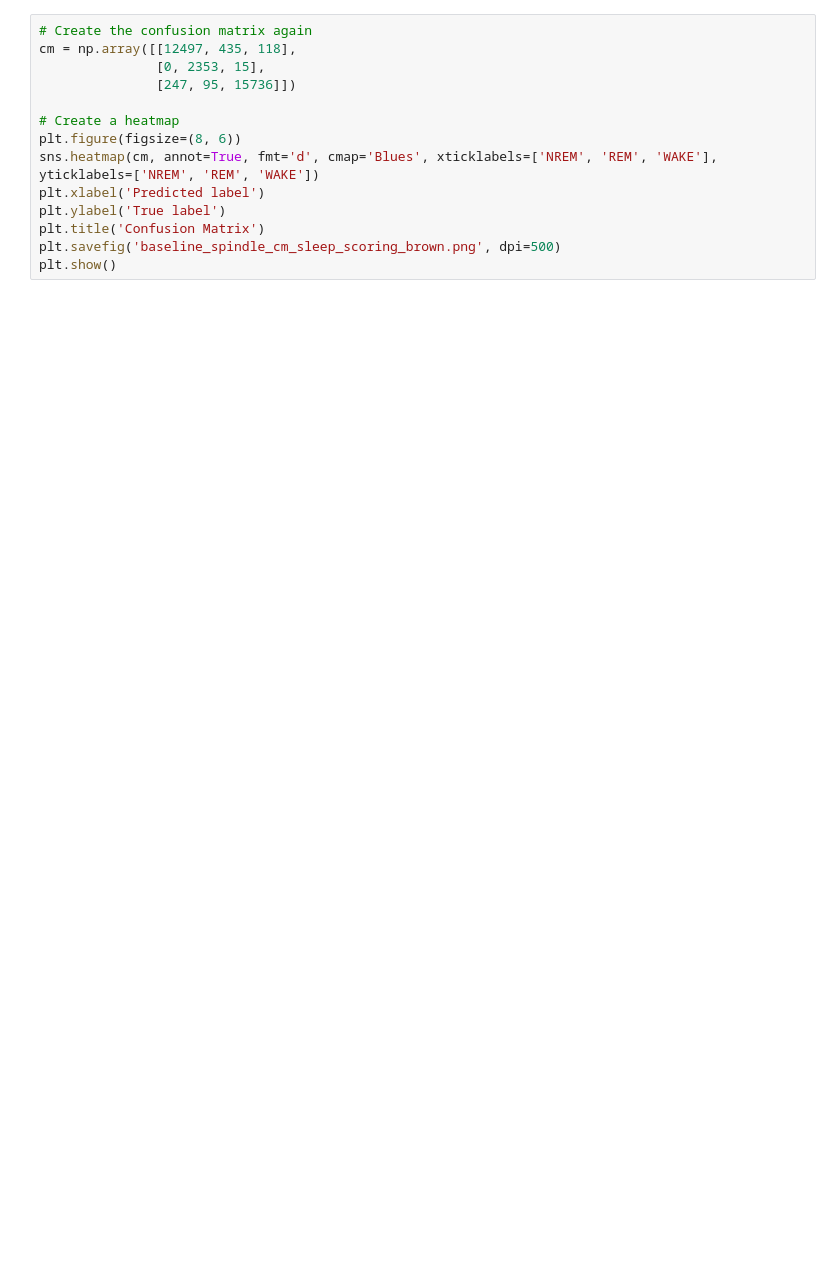
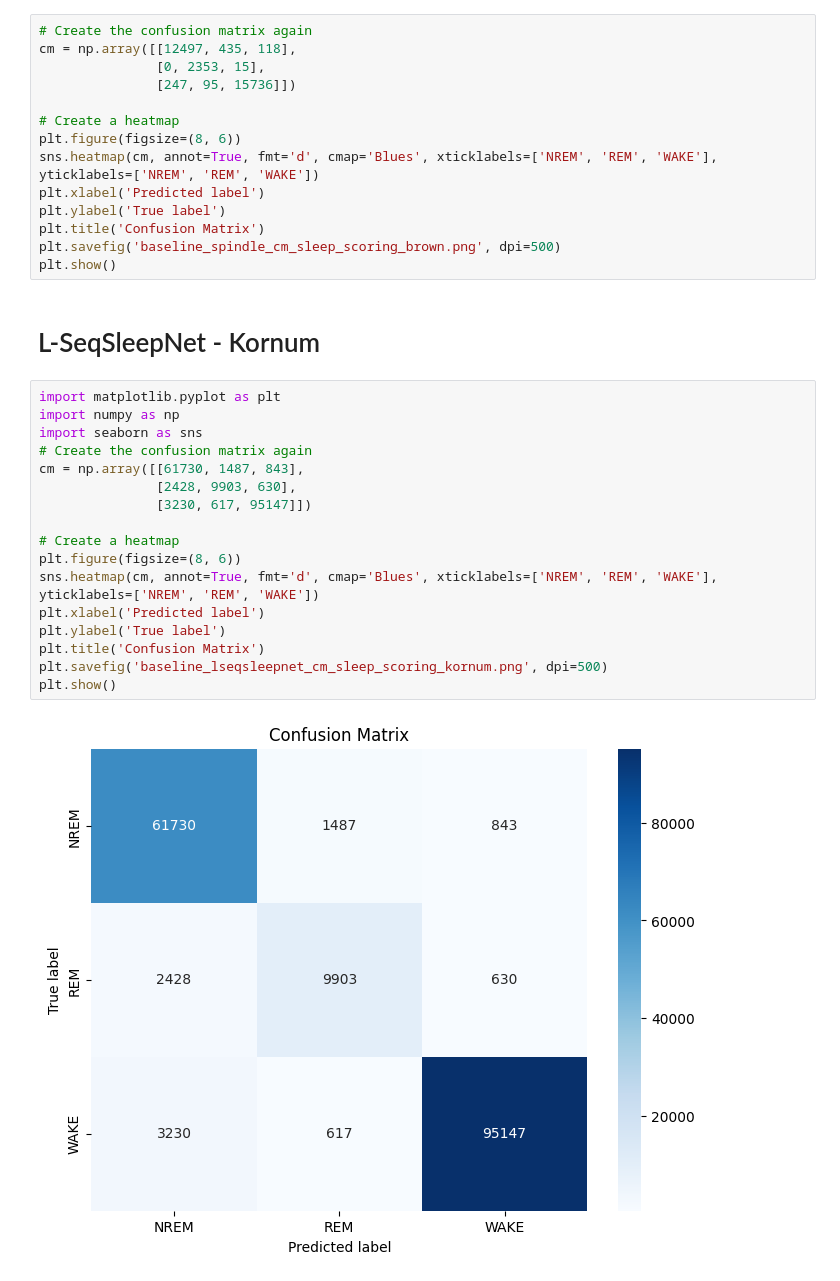
Before and after one commit to LucasDJensen/02466-spindle, a Jupyter notebook: extract_embeddings/kornum/Matrix Reproducer.ipynb, the cells around one changed output. Drawn from its saved outputs; the diff is of its cells as text; blank space fills up the shorter version.

```diff
--- a/extract_embeddings/kornum/Matrix Reproducer.ipynb
+++ b/extract_embeddings/kornum/Matrix Reproducer.ipynb
@@ -45,3 +48,24 @@ plt.ylabel('True label')
 plt.title('Confusion Matrix')
 plt.savefig('baseline_spindle_cm_sleep_scoring_brown.png', dpi=500)
 plt.show()
+# %% [markdown]
+# L-SeqSleepNet - Kornum
+# %%
+import matplotlib.pyplot as plt
+import numpy as np
+import seaborn as sns
+# Create the confusion matrix again
+cm = np.array([[61730, 1487, 843],
+               [2428, 9903, 630],
+               [3230, 617, 95147]])
+
+# Create a heatmap
+plt.figure(figsize=(8, 6))
+sns.heatmap(cm, annot=True, fmt='d', cmap='Blues', xticklabels=['NREM', 'REM', 'WAKE'], yticklabels=['NREM', 'REM', 'WAKE'])
+plt.xlabel('Predicted label')
+plt.ylabel('True label')
+plt.title('Confusion Matrix')
+plt.savefig('baseline_lseqsleepnet_cm_sleep_scoring_kornum.png', dpi=500)
+plt.show()
+# %% [output]
+[figure, added]
```
Also changed, not shown: parts of 1 cell of this notebook, 7 other files.
